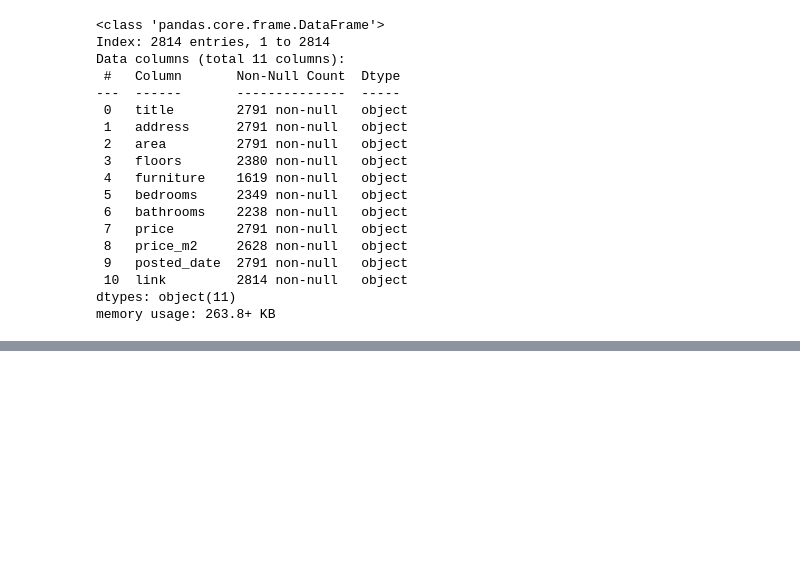
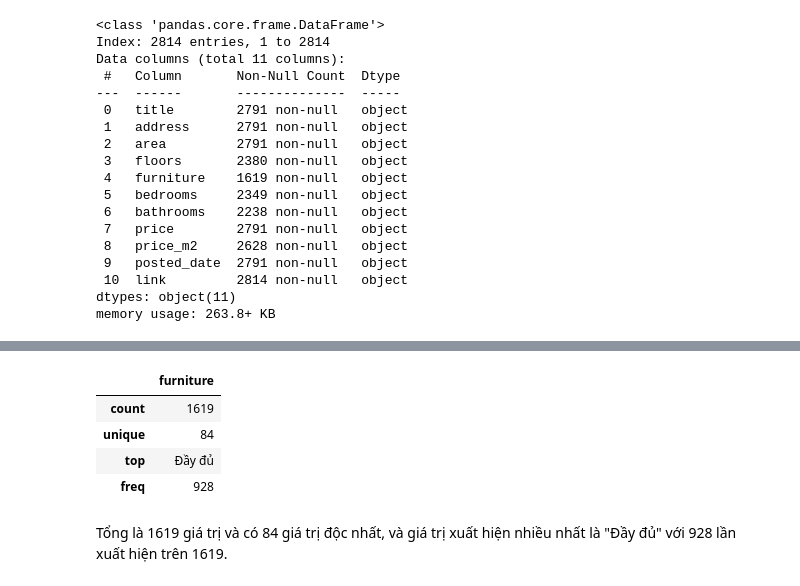
Before and after one commit to GrayNguyen-Data/HousePricePrediction, a Jupyter notebook: src/exploratory_data_analysis/EDA.ipynb, the cells around one changed output, grey strips where cells are left out. Saved outputs shown, nothing was run; the diff lists cells and outputs as text; code cells hidden in the pictures; blank space fills up the shorter version.

```diff
--- a/src/exploratory_data_analysis/EDA.ipynb
+++ b/src/exploratory_data_analysis/EDA.ipynb
@@ -110,0 +235,11 @@ memory usage: 263.8+ KB
+# %%
+# Kiểm tra phân bố dữ liệu categorical
+df.describe(include=['category'])
+# %% [output]
+|  | furniture |
+| count | 1619 |
+| unique | 84 |
+| top | Đầy đủ |
+| freq | 928 |
+# %% [markdown]
+Tổng là 1619 giá trị và có 84 giá trị độc nhất, và giá trị xuất hiện nhiều nhất là "Đầy đủ" với 928 lần xuất hiện trên 1619.
```
Also changed, not shown: parts of 11 cells of this notebook.
